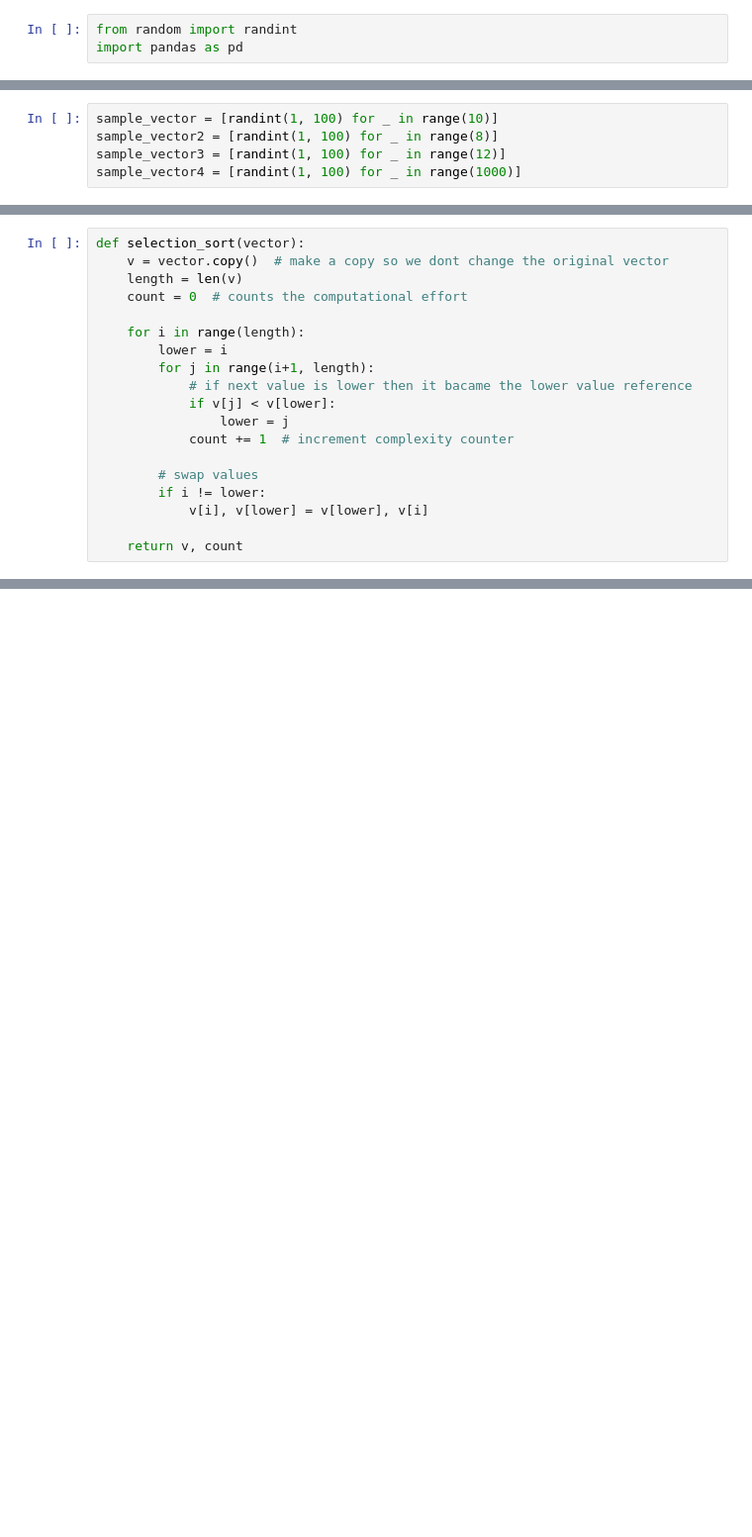
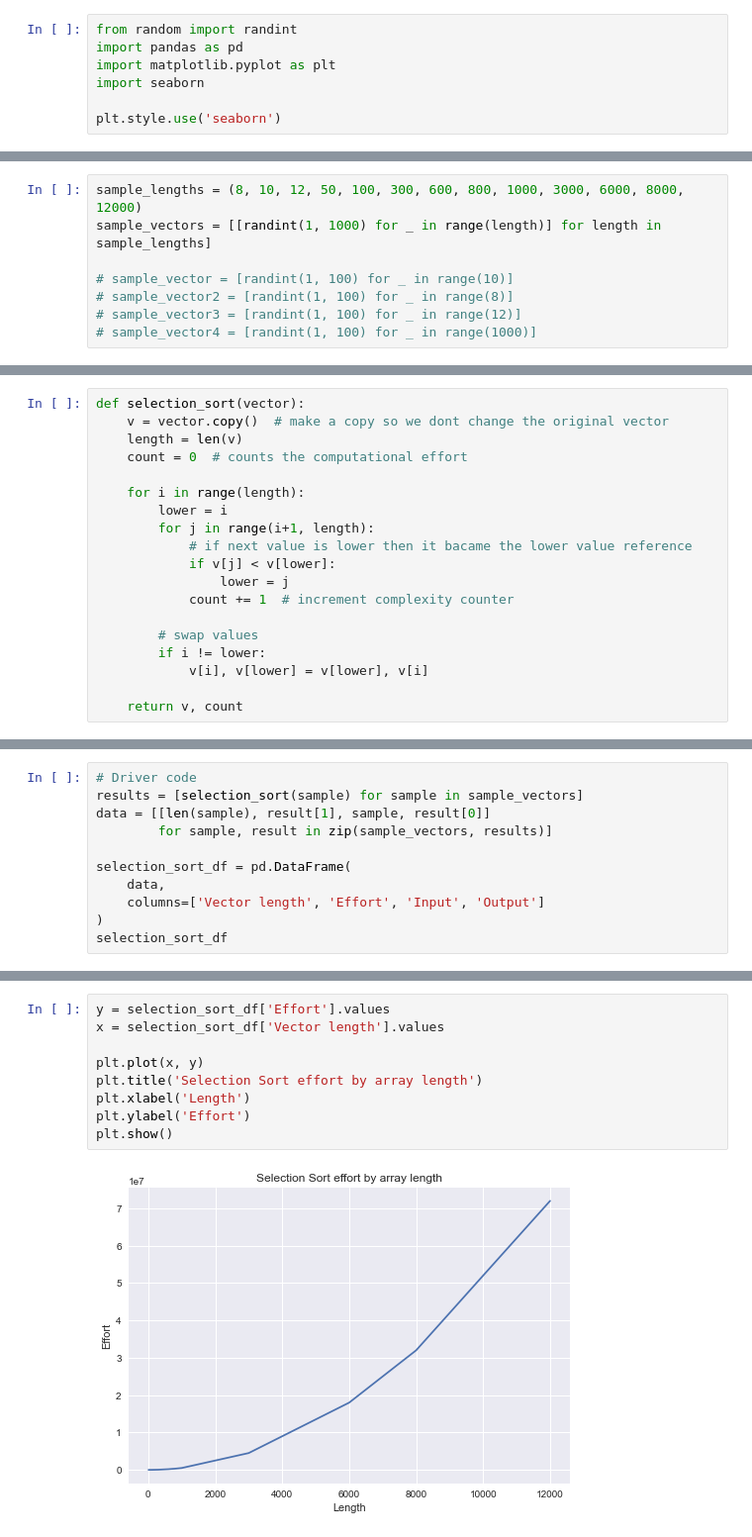
Before and after one commit to brunolcarli/GooGraph, a Jupyter notebook: Basic_Data_Structures.ipynb, the cells around one changed output, grey strips where cells are left out. Shown at 99% size. Cells and saved outputs as stored; diff of their text form; blank space fills up the shorter version.

```diff
--- a/Basic_Data_Structures.ipynb
+++ b/Basic_Data_Structures.ipynb
@@ -6,6 +6,10 @@
 # %%
 from random import randint
 import pandas as pd
+import matplotlib.pyplot as plt
+import seaborn
+
+plt.style.use('seaborn')
 # %% [markdown]
 ## Dynamic List
 # %%
@@ -182,10 +186,13 @@ pd.DataFrame([
 # %% [markdown]
 # Sorting
 # %%
-sample_vector = [randint(1, 100) for _ in range(10)]
-sample_vector2 = [randint(1, 100) for _ in range(8)]
-sample_vector3 = [randint(1, 100) for _ in range(12)]
-sample_vector4 = [randint(1, 100) for _ in range(1000)]
+sample_lengths = (8, 10, 12, 50, 100, 300, 600, 800, 1000, 3000, 6000, 8000, 12000)
+sample_vectors = [[randint(1, 1000) for _ in range(length)] for length in sample_lengths]
+
+# sample_vector = [randint(1, 100) for _ in range(10)]
+# sample_vector2 = [randint(1, 100) for _ in range(8)]
+# sample_vector3 = [randint(1, 100) for _ in range(12)]
+# sample_vector4 = [randint(1, 100) for _ in range(1000)]
 # %% [markdown]
 ### Selection sort
 # %%
@@ -228,0 +217,11 @@ pd.DataFrame([
+# %%
+# Driver code
+results = [selection_sort(sample) for sample in sample_vectors]
+data = [[len(sample), result[1], sample, result[0]]
+        for sample, result in zip(sample_vectors, results)]
+
+selection_sort_df = pd.DataFrame(
+    data,
+    columns=['Vector length', 'Effort', 'Input', 'Output']
+)
+selection_sort_df
@@ -229 +243,12 @@ pd.DataFrame([
+# %%
+y = selection_sort_df['Effort'].values
+x = selection_sort_df['Vector length'].values
+
+plt.plot(x, y)
+plt.title('Selection Sort effort by array length')
+plt.xlabel('Length')
+plt.ylabel('Effort')
+plt.show()
+# %% [output]
+[figure, added]
 # %% [markdown]
```
Also changed, not shown: parts of 12 cells of this notebook, 1 other file.
